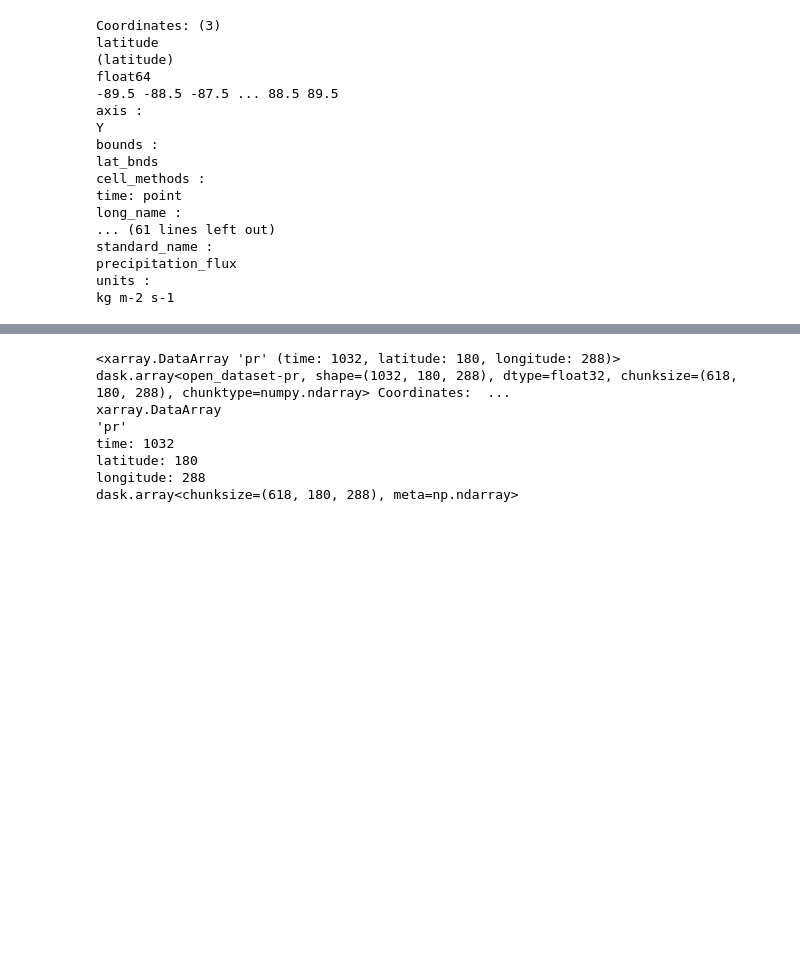
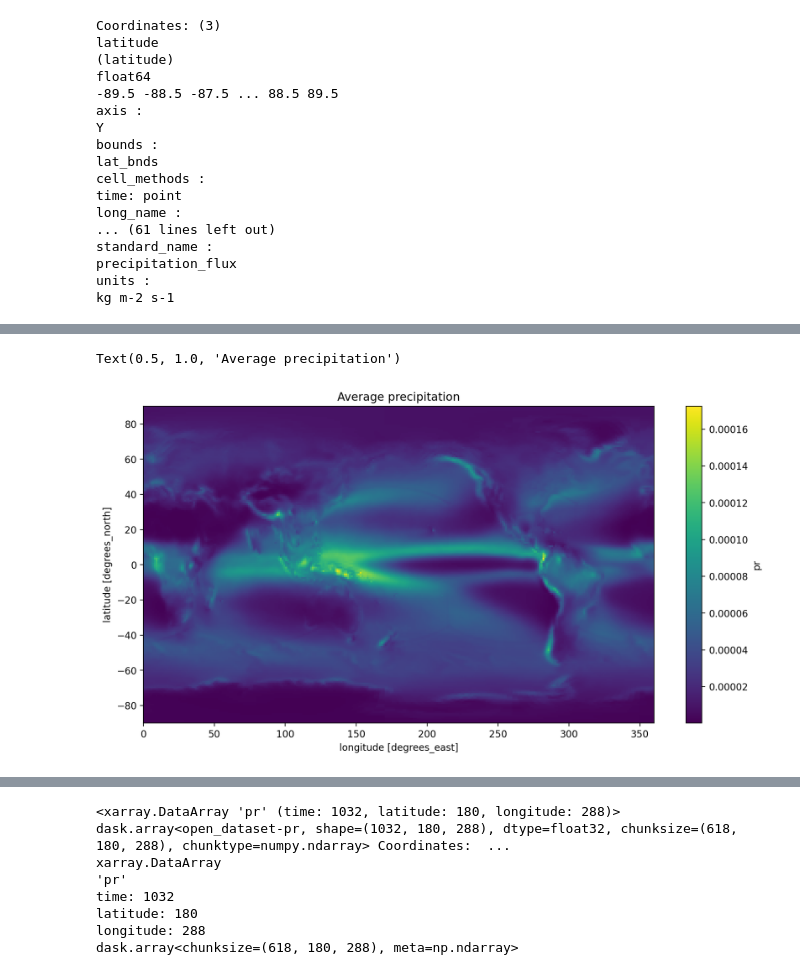
Before and after one commit to EES-3506-5506/EES3506_5506_Fall2023_Final_project_G3_Soma, a Jupyter notebook: Final_Project_G3.ipynb, the cells around one changed output, grey strips where cells are left out. Cells and saved outputs as stored; diff of their text form; code cells hidden in the pictures; blank space fills up the shorter version.

```diff
--- a/Final_Project_G3.ipynb
+++ b/Final_Project_G3.ipynb
@@ -245,0 +257,6 @@ kg m-2 s-1
+# %%
+gfdl_esm4_pr2.mean(dim='time').plot()
+plt.title('Average precipitation')
+# %% [output]
+Text(0.5, 1.0, 'Average precipitation')
+[figure, added]
```
Also changed, not shown: parts of 14 cells of this notebook.
